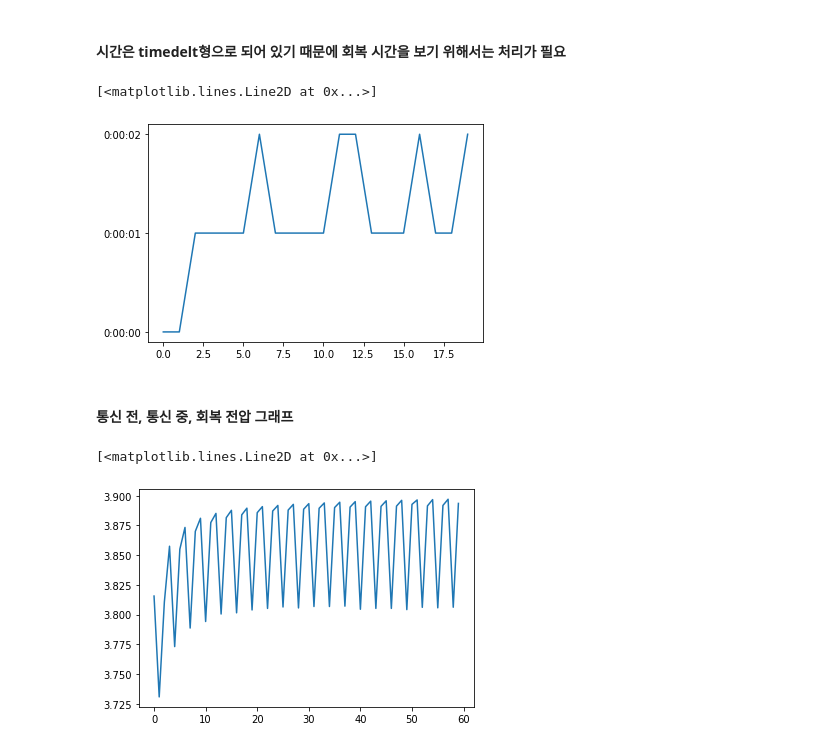
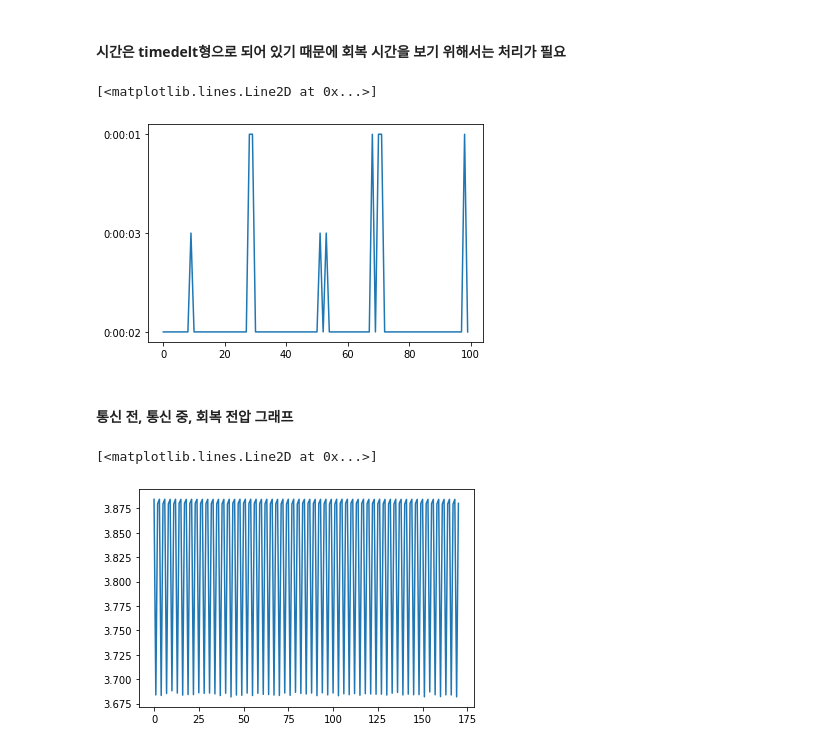
Before and after one commit to minD9it/Battery, a Jupyter notebook: DataAnalysis_v1.0.ipynb, the cells around one changed output. Cells and saved outputs as stored; diff of their text form; code cells hidden in the pictures.

```diff
--- a/DataAnalysis_v1.0.ipynb
+++ b/DataAnalysis_v1.0.ipynb
@@ -194,18 +183,9 @@ for _, i in enumerate(tqdm(ref)): #기준 전압
     v = np.array([]) #min을 구하기 위해서 volt값을 넣을 배열을 생성
 
     for j in range(1, int(len(data['Voltage(V)']))):
-#         print("crit", i, "current", i+j+1)
-#         print("crit", data['Voltage(V)'][i], "current", data['Voltage(V)'][j+i+2])
-        if (recovery_volt.shape[0] == 29123):
-                print("r", r, "v", v, "i", data['Voltage(V)'][i], "i+j", data['Voltage(V)'][i+j])
-
-
         rate = (data['Voltage(V)'][i] - data['Voltage(V)'][i+j]) * 100 #(기준전압 - 현재전압)*100
         r = np.append(r, np.array([rate])) #배열에 위에서 구한 전압 변화율 추가
         v = np.append(v, np.array([data['Voltage(V)'][i+j]])) #배열에 현재 전압값 추가
-
-#         print("rate", rate)
-#         print("recovery_rate", recovery_rate)
 
         #회복 전압이면 반복을 멈추고 각 배열에 요소 추가
         # 1. 현재 전압 < 다음 전압 && 2. 다음 전류가 0.020보다 작을 때 && 3. 현재 전압 변화율 <= 기준 전압 변화율 && 4. 전압 변화율 != 0
@@ -217,9 +197,6 @@ for _, i in enumerate(tqdm(ref)): #기준 전압
             #전압(기준 전압, 최저 전압, 회복 전압)
             recovery_volt = np.append(recovery_volt, np.array([data['Voltage(V)'][i], np.min(v), data['Voltage(V)'][i+j]]).reshape(1,3), axis=0)
 
-#             index = np.append(index, np.array([]))
-            if (recovery_volt.shape[0] == 29123):
-                print("r", r, "v", v, "i", i, "i+j", i+j)
             break
 
 recovery_rate = np.delete(recovery_rate, 0, 0)
@@ -278,14 +236,14 @@ re_time = []
 for i in recovery_time:
     re_time.append(str(i[1] - i[0]))
 
-plt.plot(re_time[:20])
+plt.plot(re_time[100:200])
 # %% [output]
 [<matplotlib.lines.Line2D at 0x...>]
-[figure, old version]
+[figure, new version]
 # %% [markdown]
 #### 통신 전, 통신 중, 회복 전압 그래프
 # %%
-plt.plot(recovery_volt[:20].flatten())
+plt.plot(recovery_volt[59500:].flatten())
 # %% [output]
 [<matplotlib.lines.Line2D at 0x...>]
-[figure, old version]
+[figure, new version]
```
Also changed, not shown: parts of 12 cells of this notebook.
